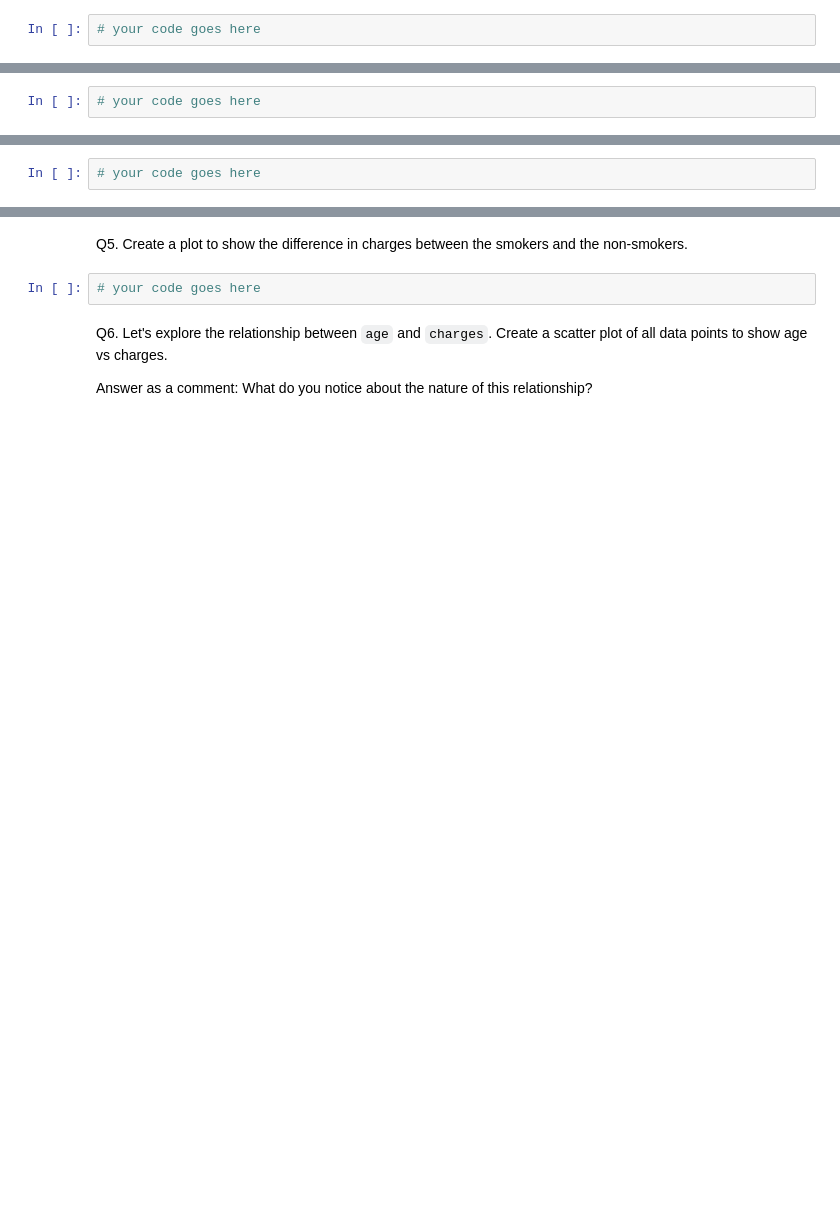
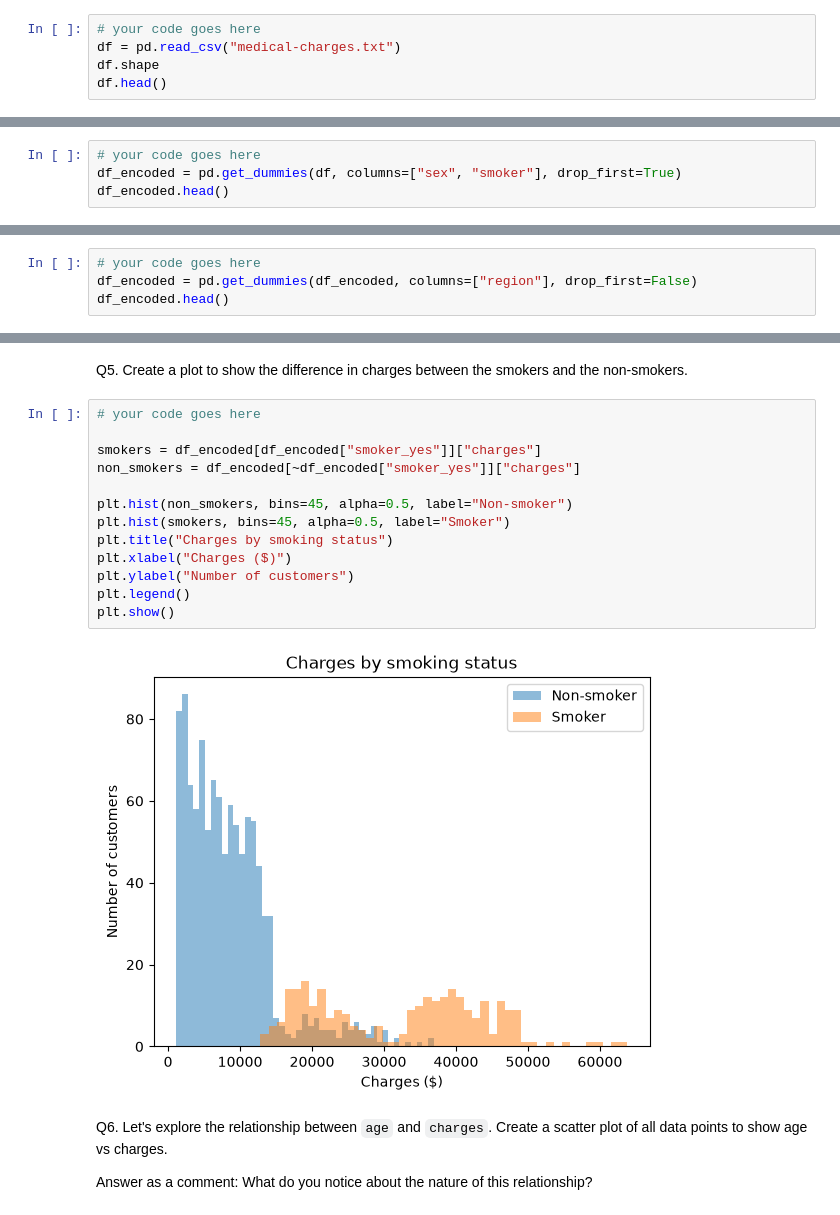
Before and after one commit to dutchduckgo/cs363m-hw3, a Jupyter notebook: Assignment3.ipynb, the cells around one changed output, grey strips where cells are left out. Saved outputs shown, nothing was run; the diff lists cells and outputs as text; blank space fills up the shorter version.

```diff
--- a/Assignment3.ipynb
+++ b/Assignment3.ipynb
@@ -23,3 +24,6 @@ Estimates from this model can be used to then determine how much to charge each
 Q1. Read the dataset from 'medical-charges.txt' into a Pandas Dataframe. Display the head of the dataset. There should be 1338 rows and 7 columns. The target column (y) is the `charges` column.
 # %%
 # your code goes here
+df = pd.read_csv("medical-charges.txt")
+df.shape
+df.head()
@@ -31,3 +42,5 @@ Q2. Notice that there are several categorical columns. You'll need to transform
 * Display the head of the dataframe.
 # %%
 # your code goes here
+df_encoded = pd.get_dummies(df, columns=["sex", "smoker"], drop_first=True)
+df_encoded.head()
@@ -35,3 +55,5 @@ Q2. Notice that there are several categorical columns. You'll need to transform
 Q3. Now one-hot encode the `region` feature by again using `get_dummies()`, but this time, even though we could drop one column, let's go ahead and explicitly keep all 4 values as columns (i.e. drop_first should be set to False). Display the head of the resulting dataframe.
 # %%
 # your code goes here
+df_encoded = pd.get_dummies(df_encoded, columns=["region"], drop_first=False)
+df_encoded.head()
@@ -45,6 +90,19 @@ Answer as a comment: Do you see any features with a strong correlation to the ta
 Q5. Create a plot to show the difference in charges between the smokers and the non-smokers.
 # %%
 # your code goes here
+
+smokers = df_encoded[df_encoded["smoker_yes"]]["charges"]
+non_smokers = df_encoded[~df_encoded["smoker_yes"]]["charges"]
+
+plt.hist(non_smokers, bins=45, alpha=0.5, label="Non-smoker")
+plt.hist(smokers, bins=45, alpha=0.5, label="Smoker")
+plt.title("Charges by smoking status")
+plt.xlabel("Charges ($)")
+plt.ylabel("Number of customers")
+plt.legend()
+plt.show()
+# %% [output]
+[figure, added]
 # %% [markdown]
 Q6. Let's explore the relationship between `age` and `charges`. Create a scatter plot of all data points to show age vs charges.
 
```
Also changed, not shown: parts of 9 cells of this notebook.
